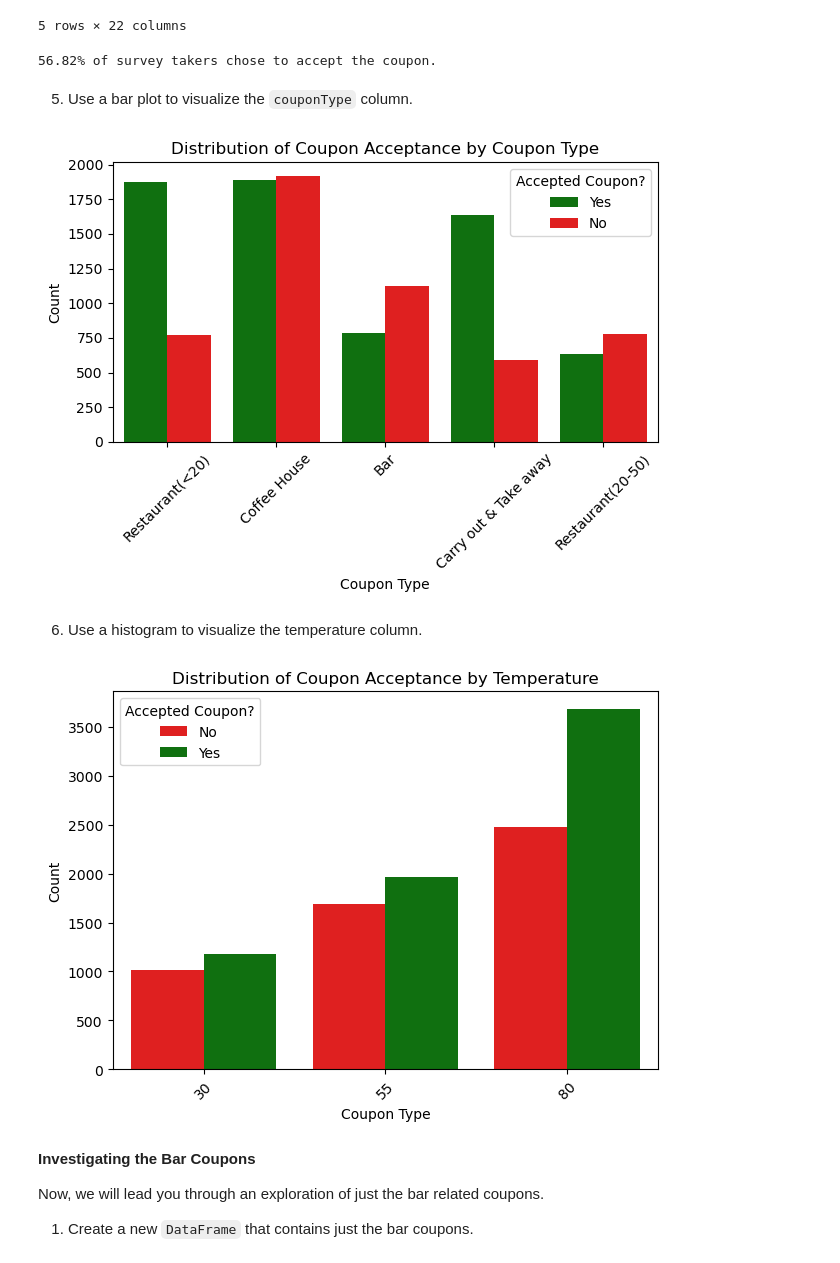
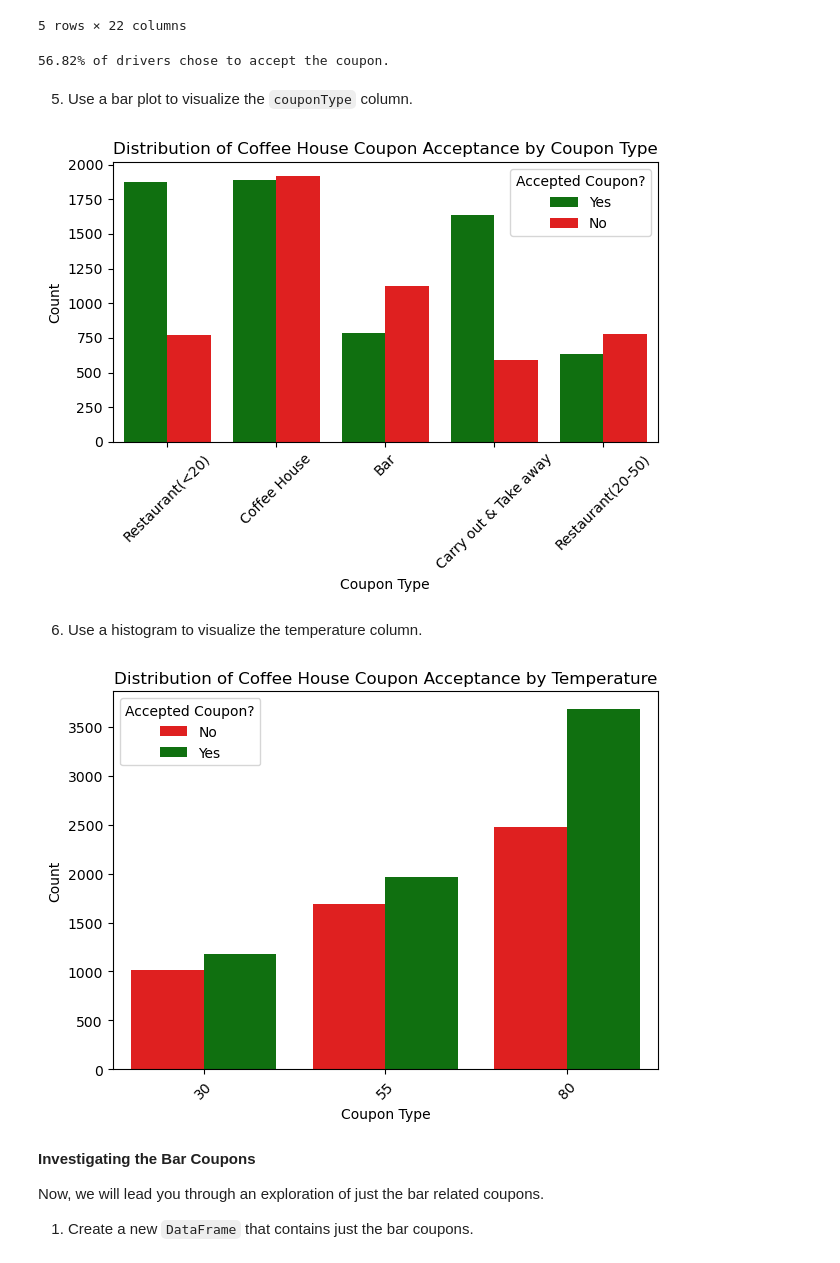
Before and after one commit to mahirkg/uc-berkeley-ml-ai-repo, a Jupyter notebook: required-assignment-5.1/assignment.ipynb, the cells around one changed output. Saved outputs shown, nothing was run; the diff lists cells and outputs as text; code cells hidden in the pictures.

```diff
--- a/required-assignment-5.1/assignment.ipynb
+++ b/required-assignment-5.1/assignment.ipynb
@@ -201,29 +201,29 @@ data.head()
 # %%
 # Note: this percentage is calculated using the cleaned dataset, and not the original one
 acceptanceRate = data.query("acceptedCoupon == 'Yes'").shape[0] / data.shape[0]
-print(f'{round(acceptanceRate * 100, 2)}% of survey takers chose to accept the coupon.')
+print(f'{round(acceptanceRate * 100, 2)}% of drivers chose to accept the coupon.')
 # %% [output]
-56.82% of survey takers chose to accept the coupon.
+56.82% of drivers chose to accept the coupon.
 # %% [markdown]
 5. Use a bar plot to visualize the `couponType` column.
 # %%
 # Alright, now that the data is looking good... let's plot a histogram of how many people accepted their coupon
 sns.countplot(data, x = 'couponType', hue = 'acceptedCoupon', palette={"Yes": "green", "No": "red"})
-plt.title(f'Distribution of Coupon Acceptance by Coupon Type')
+plt.title(f'Distribution of Coffee House Coupon Acceptance by Coupon Type')
 plt.xticks(rotation=45)
 plt.tight_layout()
 plt.xlabel('Coupon Type')
 plt.ylabel('Count')
 plt.legend(title='Accepted Coupon?')
 plt.savefig('images/coupon-acceptance-by-type.png')
 # %% [output]
-[figure, old version]
+[figure, new version]
 # %% [markdown]
 6. Use a histogram to visualize the temperature column.
 # %%
 # Using countplot instead of displot because temperature is discrete in this dataset
 sns.countplot(data, x = 'temperature', hue = 'acceptedCoupon', palette={"Yes": "green", "No": "red"})
-plt.title(f'Distribution of Coupon Acceptance by Temperature')
+plt.title(f'Distribution of Coffee House Coupon Acceptance by Temperature')
 plt.xticks(rotation=45)
 plt.tight_layout()
 plt.xlabel('Coupon Type')
@@ -231,7 +231,7 @@ plt.ylabel('Count')
 plt.legend(title='Accepted Coupon?')
 plt.savefig('images/coupon-acceptance-by-temperature.png')
 # %% [output]
-[figure, old version]
+[figure, new version]
 # %% [markdown]
 **Investigating the Bar Coupons**
 
```
Also changed, not shown: parts of 16 cells of this notebook, 20 other files.
